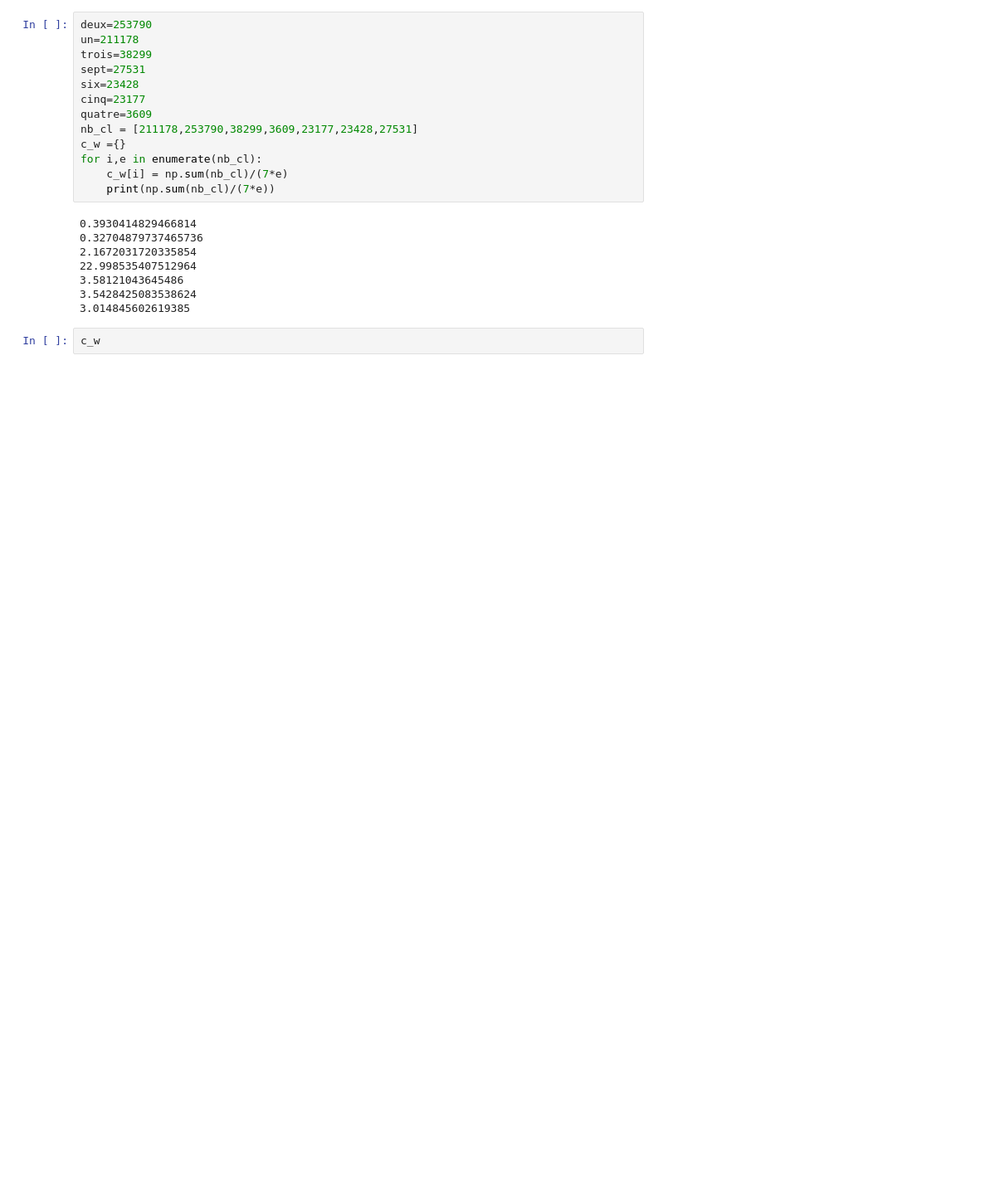
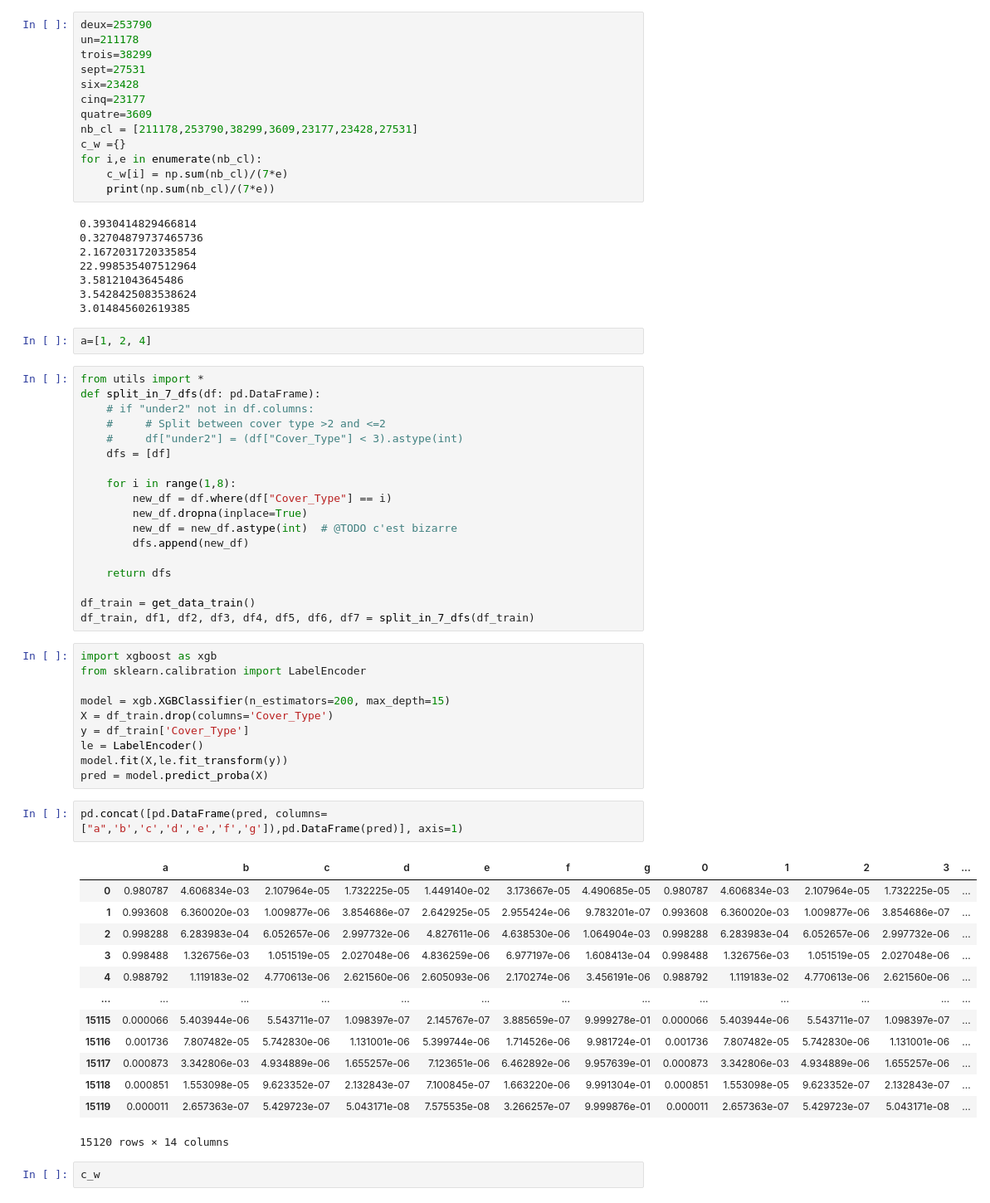
Before and after one commit to matthieudelsart/cover-type-prediction-challenge, a Jupyter notebook: francois2models.ipynb, the cells around one changed output. Shown: that part at 83% size. Drawn from its saved outputs; the diff is of its cells as text; blank space fills up the shorter version.

Commit message:
Add 7models and some tuning in final.ipynb

```diff
--- a/francois2models.ipynb
+++ b/francois2models.ipynb
@@ -968,6 +968,52 @@ for i,e in enumerate(nb_cl):
 3.58121043645486
 3.5428425083538624
 3.014845602619385
+# %%
+a=[1, 2, 4]
+# %%
+from utils import *
+def split_in_7_dfs(df: pd.DataFrame):
+    # if "under2" not in df.columns:
+    #     # Split between cover type >2 and <=2
+    #     df["under2"] = (df["Cover_Type"] < 3).astype(int)
+    dfs = [df]
+
+    for i in range(1,8):
+        new_df = df.where(df["Cover_Type"] == i)
+        new_df.dropna(inplace=True)
+        new_df = new_df.astype(int)  # @TODO c'est bizarre
+        dfs.append(new_df)
+
+    return dfs
+
+df_train = get_data_train()
+df_train, df1, df2, df3, df4, df5, df6, df7 = split_in_7_dfs(df_train)
+# %%
+import xgboost as xgb
+from sklearn.calibration import LabelEncoder
+
+model = xgb.XGBClassifier(n_estimators=200, max_depth=15)
+X = df_train.drop(columns='Cover_Type')
+y = df_train['Cover_Type']
+le = LabelEncoder()
+model.fit(X,le.fit_transform(y))
+pred = model.predict_proba(X)
+# %%
+pd.concat([pd.DataFrame(pred, columns=["a",'b','c','d','e','f','g']),pd.DataFrame(pred)], axis=1)
+# %% [output]
+|  | a | b | c | d | e | f | g | 0 | 1 | 2 | 3 | ... |
+| 0 | 0.980787 | 4.606834e-03 | 2.107964e-05 | 1.732225e-05 | 1.449140e-02 | 3.173667e-05 | 4.490685e-05 | 0.980787 | 4.606834e-03 | 2.107964e-05 | 1.732225e-05 | ... |
+| 1 | 0.993608 | 6.360020e-03 | 1.009877e-06 | 3.854686e-07 | 2.642925e-05 | 2.955424e-06 | 9.783201e-07 | 0.993608 | 6.360020e-03 | 1.009877e-06 | 3.854686e-07 | ... |
+| 2 | 0.998288 | 6.283983e-04 | 6.052657e-06 | 2.997732e-06 | 4.827611e-06 | 4.638530e-06 | 1.064904e-03 | 0.998288 | 6.283983e-04 | 6.052657e-06 | 2.997732e-06 | ... |
+| 3 | 0.998488 | 1.326756e-03 | 1.051519e-05 | 2.027048e-06 | 4.836259e-06 | 6.977197e-06 | 1.608413e-04 | 0.998488 | 1.326756e-03 | 1.051519e-05 | 2.027048e-06 | ... |
+| 4 | 0.988792 | 1.119183e-02 | 4.770613e-06 | 2.621560e-06 | 2.605093e-06 | 2.170274e-06 | 3.456191e-06 | 0.988792 | 1.119183e-02 | 4.770613e-06 | 2.621560e-06 | ... |
+| ... | ... | ... | ... | ... | ... | ... | ... | ... | ... | ... | ... | ... |
+| 15115 | 0.000066 | 5.403944e-06 | 5.543711e-07 | 1.098397e-07 | 2.145767e-07 | 3.885659e-07 | 9.999278e-01 | 0.000066 | 5.403944e-06 | 5.543711e-07 | 1.098397e-07 | ... |
+| 15116 | 0.001736 | 7.807482e-05 | 5.742830e-06 | 1.131001e-06 | 5.399744e-06 | 1.714526e-06 | 9.981724e-01 | 0.001736 | 7.807482e-05 | 5.742830e-06 | 1.131001e-06 | ... |
+| 15117 | 0.000873 | 3.342806e-03 | 4.934889e-06 | 1.655257e-06 | 7.123651e-06 | 6.462892e-06 | 9.957639e-01 | 0.000873 | 3.342806e-03 | 4.934889e-06 | 1.655257e-06 | ... |
+| 15118 | 0.000851 | 1.553098e-05 | 9.623352e-07 | 2.132843e-07 | 7.100845e-07 | 1.663220e-06 | 9.991304e-01 | 0.000851 | 1.553098e-05 | 9.623352e-07 | 2.132843e-07 | ... |
+| 15119 | 0.000011 | 2.657363e-07 | 5.429723e-07 | 5.043171e-08 | 7.575535e-08 | 3.266257e-07 | 9.999876e-01 | 0.000011 | 2.657363e-07 | 5.429723e-07 | 5.043171e-08 | ... |
+15120 rows × 14 columns
 # %%
 c_w
 # %% [output]
```
Also changed, not shown: 5 other files.
